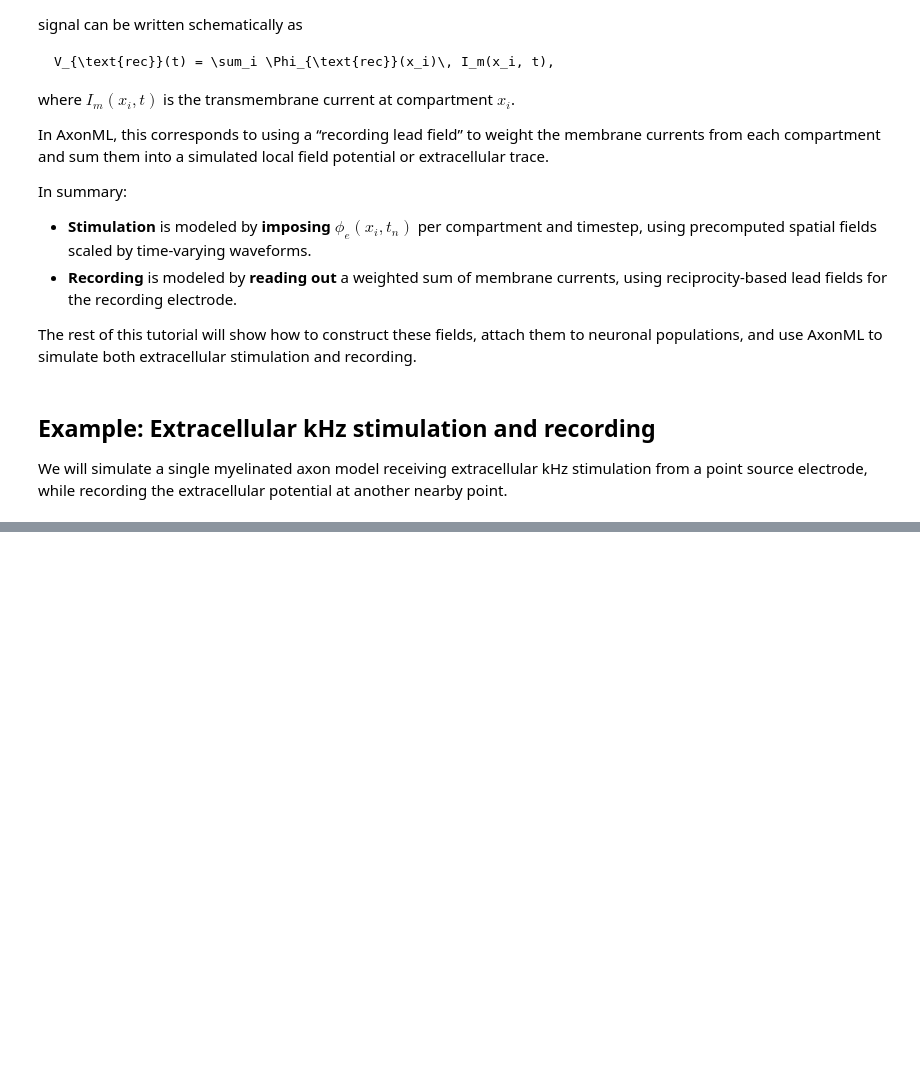
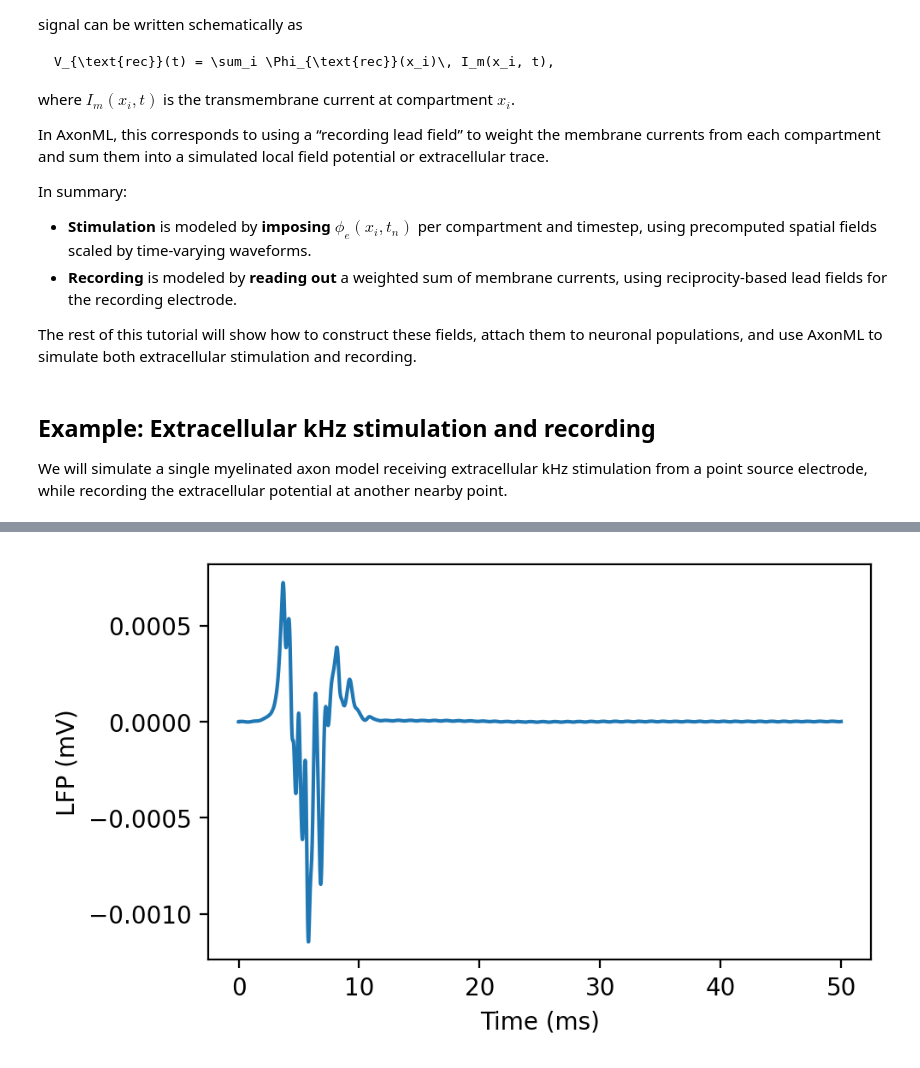
Before and after one commit to wmglab-duke/dendra, a Jupyter notebook: docs/basics/01_extracellular_stim_and_rec.ipynb, the cells around one changed output, grey strips where cells are left out. Saved outputs shown, nothing was run; the diff lists cells and outputs as text; code cells hidden in the pictures; blank space fills up the shorter version.

```diff
--- a/docs/basics/01_extracellular_stim_and_rec.ipynb
+++ b/docs/basics/01_extracellular_stim_and_rec.ipynb
@@ -66,0 +100,3 @@ We will simulate a single myelinated axon model receiving extracellular kHz stim
+# %%
+stim_source = ax.isotropic_point(z=200.0 * um, x=-40.0 * mm)
+rec_source = ax.isotropic_point(z=200.0 * um, x=40.0 * mm)
@@ -66,0 +182,43 @@ We will simulate a single myelinated axon model receiving extracellular kHz stim
+# %%
+
+import torch
+
+diameters = np.random.uniform(5.0, 10.0, size=100)
+
+with ax.ctx(IMEM=1):
+    model = ax.Myelinated(
+        diameters=diameters, n_node=201, node_length=1.0, celsius=6.3, v_init=-65.0
+    )
+
+# then same as before
+model.insert(hh)
+
+# add some random spatial offsets to each axon
+x_offsets = -50.0 + 100.0 * torch.rand(100)
+y_offsets = -20.0 + 40.0 * torch.rand(100)
+z_offsets = -20.0 + 40.0 * torch.rand(100)
+model.x += x_offsets[:, None]
+model.y += y_offsets[:, None]
+model.z += z_offsets[:, None]
+
+v_stim = stim_source(model)
+v_rec = rec_source(model)
+lfp_rec = ax.callbacks.LFP([v_rec])
+
+lfp_rec.reset()
+model.initialize()
+model.longrun(
+    tstop=tstop,
+    dt=dt,
+    chunklength=100,
+    extra=(v_stim, i_stim),
+    callbacks=[lfp_rec]
+)
+# %%
+plt.figure(figsize=(5, 3), dpi=200)
+plt.plot(t, lfp_rec.numpy()[:, 0])
+plt.xlabel("Time (ms)")
+plt.ylabel("LFP (mV)")
+plt.show()
+# %% [output]
+[figure, added]
```
Also changed, not shown: parts of 14 cells of this notebook, 5 other files.
